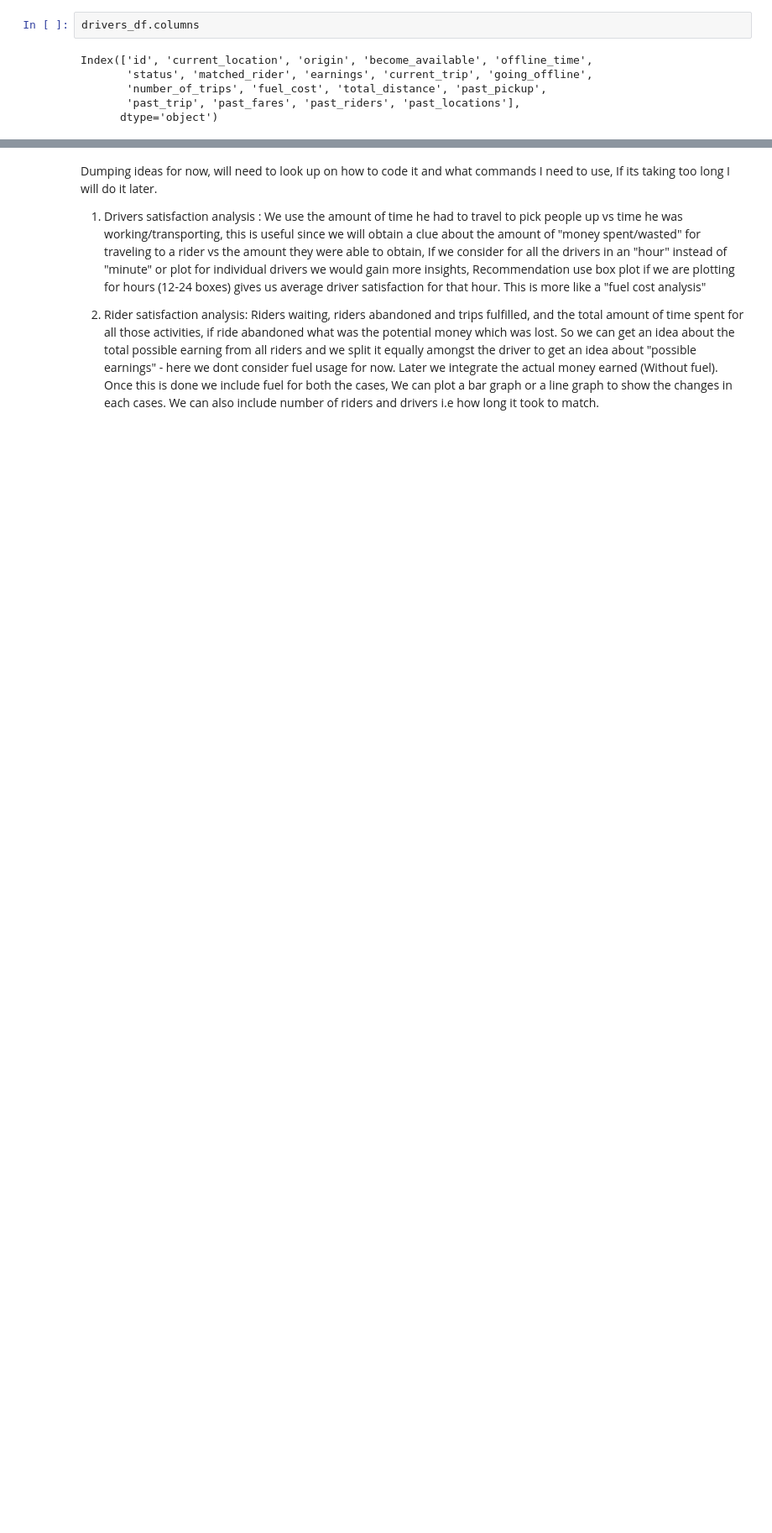
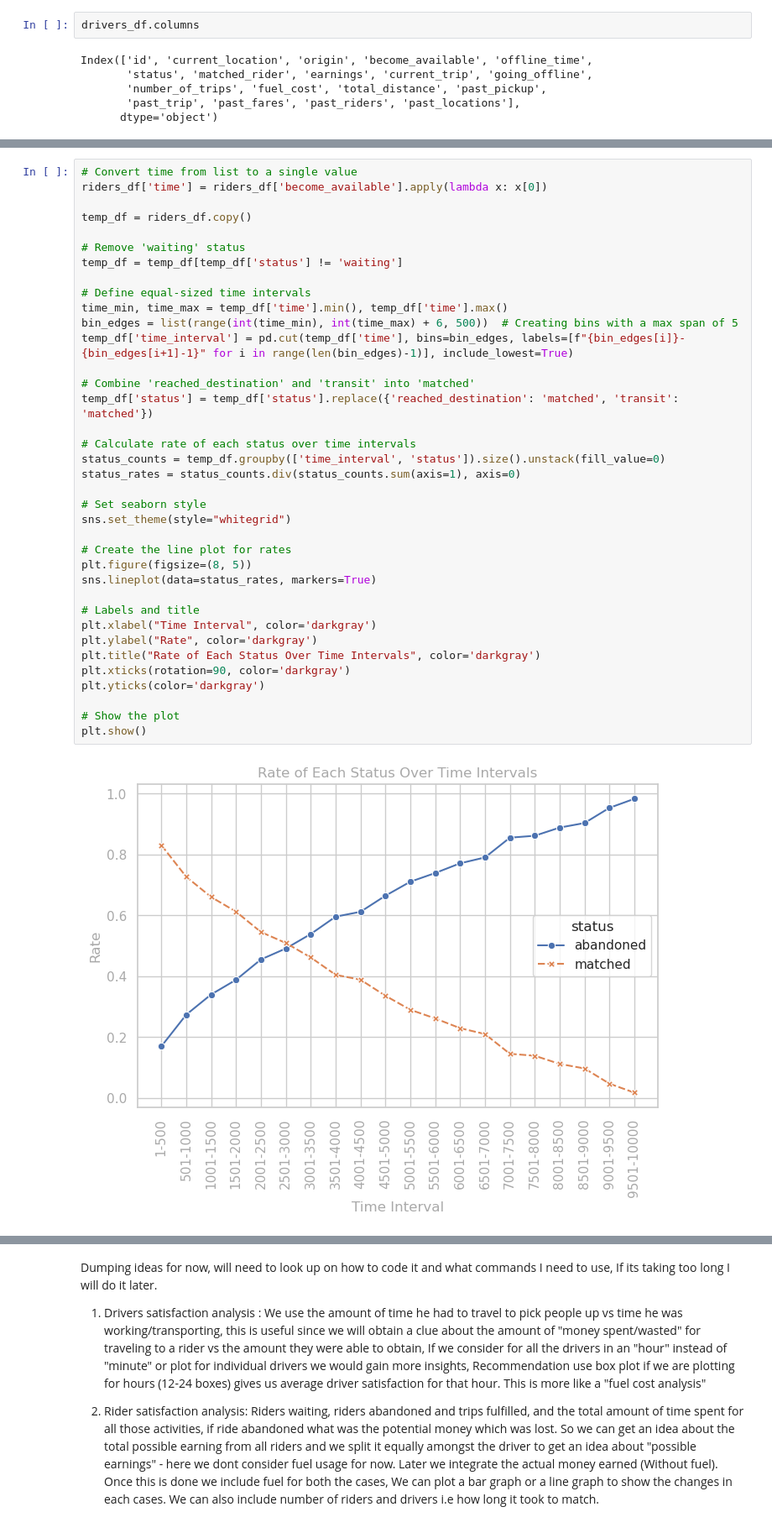
Before and after one commit to noPunintended/Squareshire_simulation, a Jupyter notebook: Codes/notebooks/eda.ipynb, the cells around one changed output, grey strips where cells are left out. Shown at 84% size. Drawn from its saved outputs; the diff is of its cells as text; blank space fills up the shorter version.

```diff
--- a/Codes/notebooks/eda.ipynb
+++ b/Codes/notebooks/eda.ipynb
@@ -85,0 +251,39 @@ Before classifying transit and waiting into abandoned and fulfilled
+# %%
+# Convert time from list to a single value
+riders_df['time'] = riders_df['become_available'].apply(lambda x: x[0])
+
+temp_df = riders_df.copy()
+
+# Remove 'waiting' status
+temp_df = temp_df[temp_df['status'] != 'waiting']
+
+# Define equal-sized time intervals
+time_min, time_max = temp_df['time'].min(), temp_df['time'].max()
+bin_edges = list(range(int(time_min), int(time_max) + 6, 500))  # Creating bins with a max span of 5
+temp_df['time_interval'] = pd.cut(temp_df['time'], bins=bin_edges, labels=[f"{bin_edges[i]}-{bin_edges[i+1]-1}" for i in range(len(bin_edges)-1)], include_lowest=True)
+
+# Combine 'reached_destination' and 'transit' into 'matched'
+temp_df['status'] = temp_df['status'].replace({'reached_destination': 'matched', 'transit': 'matched'})
+
+# Calculate rate of each status over time intervals
+status_counts = temp_df.groupby(['time_interval', 'status']).size().unstack(fill_value=0)
+status_rates = status_counts.div(status_counts.sum(axis=1), axis=0)
+
+# Set seaborn style
+sns.set_theme(style="whitegrid")
+
+# Create the line plot for rates
+plt.figure(figsize=(8, 5))
+sns.lineplot(data=status_rates, markers=True)
+
+# Labels and title
+plt.xlabel("Time Interval", color='darkgray')
+plt.ylabel("Rate", color='darkgray')
+plt.title("Rate of Each Status Over Time Intervals", color='darkgray')
+plt.xticks(rotation=90, color='darkgray')
+plt.yticks(color='darkgray')
+
+# Show the plot
+plt.show()
+# %% [output]
+[figure, added]
```
Also changed, not shown: parts of 32 cells of this notebook, 1 other file.
